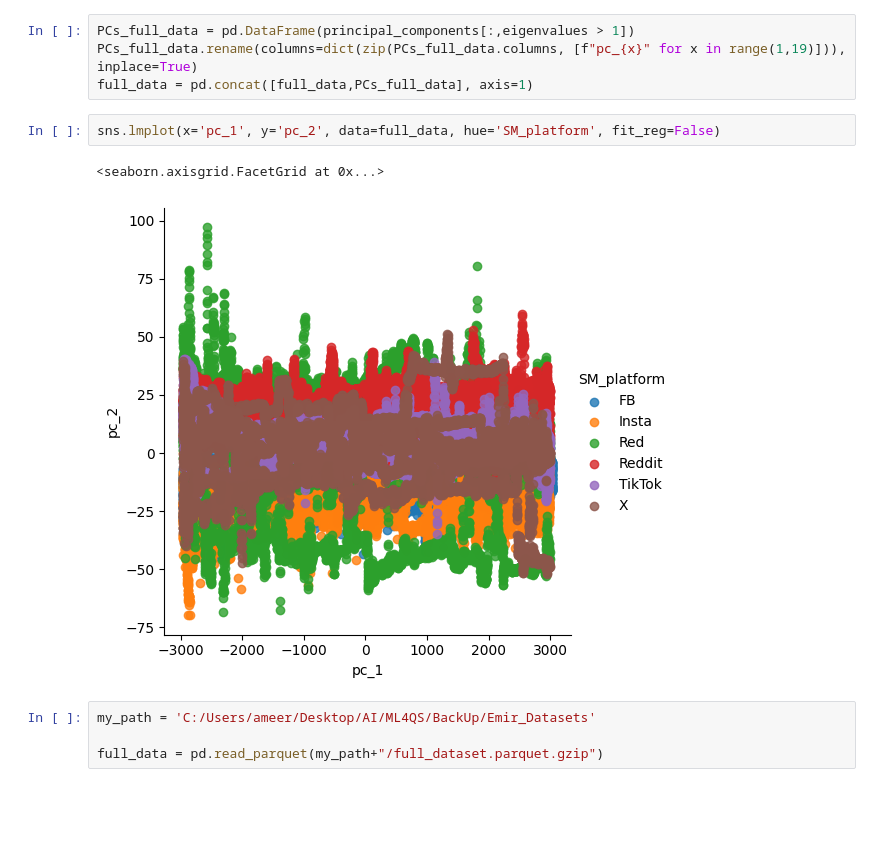
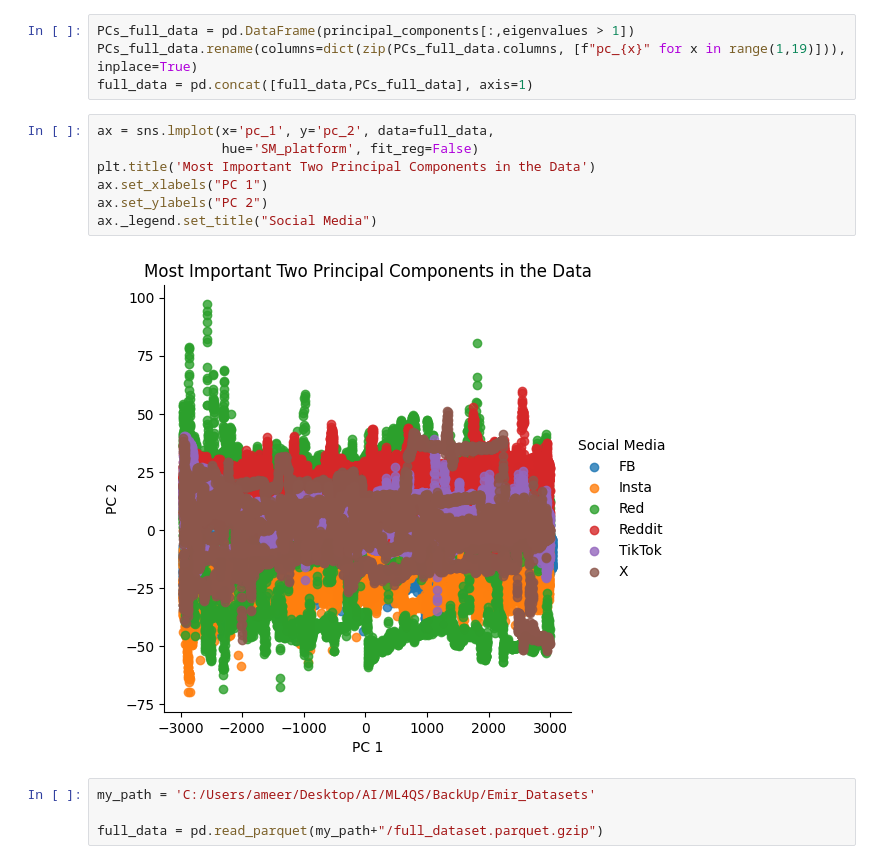
Before and after one commit to sharyz119/ml4qs_social_app, a Jupyter notebook: Emir Playground.ipynb, the cells around one changed output. Saved outputs shown, nothing was run; the diff lists cells and outputs as text; blank space fills up the shorter version.

Commit message:
PCA visualization

```diff
--- a/Emir Playground.ipynb
+++ b/Emir Playground.ipynb
@@ -460,10 +460,14 @@ PCs_full_data = pd.DataFrame(principal_components[:,eigenvalues > 1])
 PCs_full_data.rename(columns=dict(zip(PCs_full_data.columns, [f"pc_{x}" for x in range(1,19)])), inplace=True)
 full_data = pd.concat([full_data,PCs_full_data], axis=1)
 # %%
-sns.lmplot(x='pc_1', y='pc_2', data=full_data, hue='SM_platform', fit_reg=False)
+ax = sns.lmplot(x='pc_1', y='pc_2', data=full_data,
+                hue='SM_platform', fit_reg=False)
+plt.title('Most Important Two Principal Components in the Data')
+ax.set_xlabels("PC 1")
+ax.set_ylabels("PC 2")
+ax._legend.set_title("Social Media")
 # %% [output]
-<seaborn.axisgrid.FacetGrid at 0x...>
-[figure, old version]
+[figure, new version]
 # %%
 my_path = 'C:/Users/ameer/Desktop/AI/ML4QS/BackUp/Emir_Datasets'
 
```
